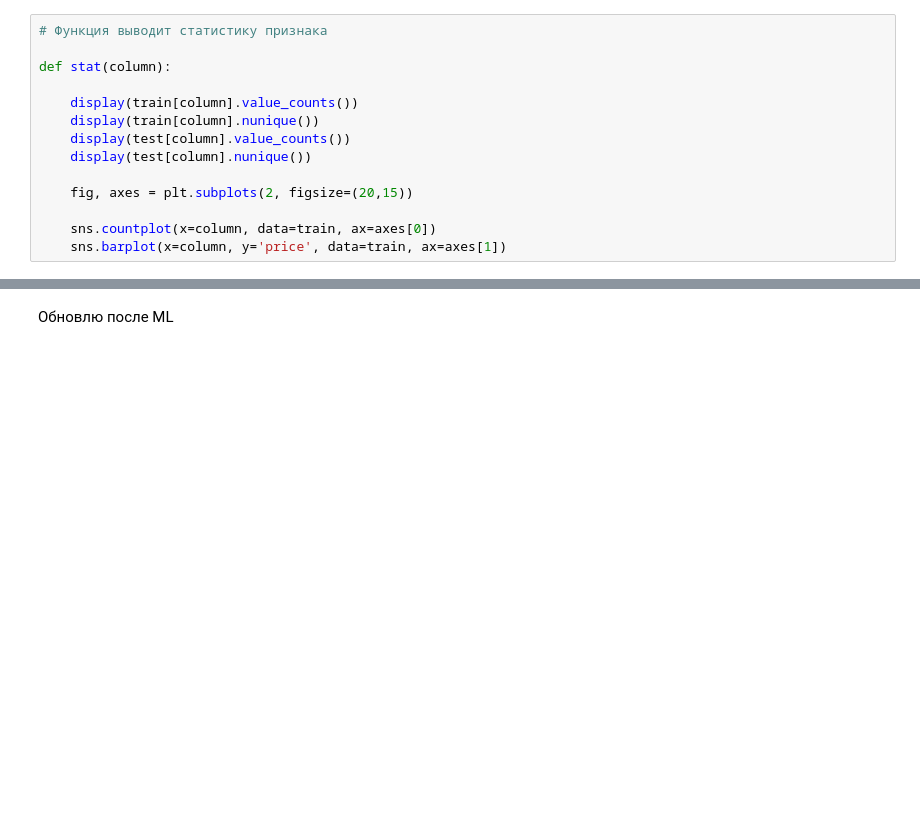
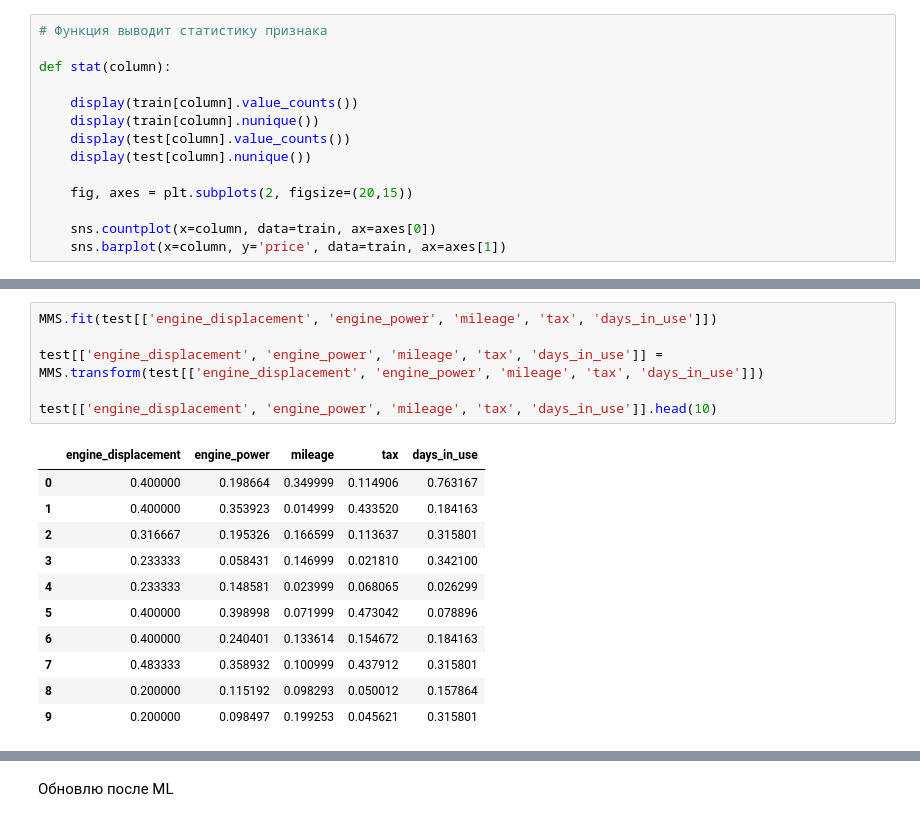
Before and after one commit to alxkzncoff/car_price_prediction_ml_dl, a Jupyter notebook: eda/car_train_test_eda.ipynb, the cells around one changed output, grey strips where cells are left out. Drawn from its saved outputs; the diff is of its cells as text; blank space fills up the shorter version.

```diff
--- a/eda/car_train_test_eda.ipynb
+++ b/eda/car_train_test_eda.ipynb
@@ -1149,0 +1191,18 @@ def stat(column):
+# %%
+MMS.fit(test[['engine_displacement', 'engine_power', 'mileage', 'tax', 'days_in_use']])
+
+test[['engine_displacement', 'engine_power', 'mileage', 'tax', 'days_in_use']] = MMS.transform(test[['engine_displacement', 'engine_power', 'mileage', 'tax', 'days_in_use']])
+
+test[['engine_displacement', 'engine_power', 'mileage', 'tax', 'days_in_use']].head(10)
+# %% [output]
+|  | engine_displacement | engine_power | mileage | tax | days_in_use |
+| 0 | 0.400000 | 0.198664 | 0.349999 | 0.114906 | 0.763167 |
+| 1 | 0.400000 | 0.353923 | 0.014999 | 0.433520 | 0.184163 |
+| 2 | 0.316667 | 0.195326 | 0.166599 | 0.113637 | 0.315801 |
+| 3 | 0.233333 | 0.058431 | 0.146999 | 0.021810 | 0.342100 |
+| 4 | 0.233333 | 0.148581 | 0.023999 | 0.068065 | 0.026299 |
+| 5 | 0.400000 | 0.398998 | 0.071999 | 0.473042 | 0.078896 |
+| 6 | 0.400000 | 0.240401 | 0.133614 | 0.154672 | 0.184163 |
+| 7 | 0.483333 | 0.358932 | 0.100999 | 0.437912 | 0.315801 |
+| 8 | 0.200000 | 0.115192 | 0.098293 | 0.050012 | 0.157864 |
+| 9 | 0.200000 | 0.098497 | 0.199253 | 0.045621 | 0.315801 |
```
Also changed, not shown: parts of 20 cells of this notebook.
